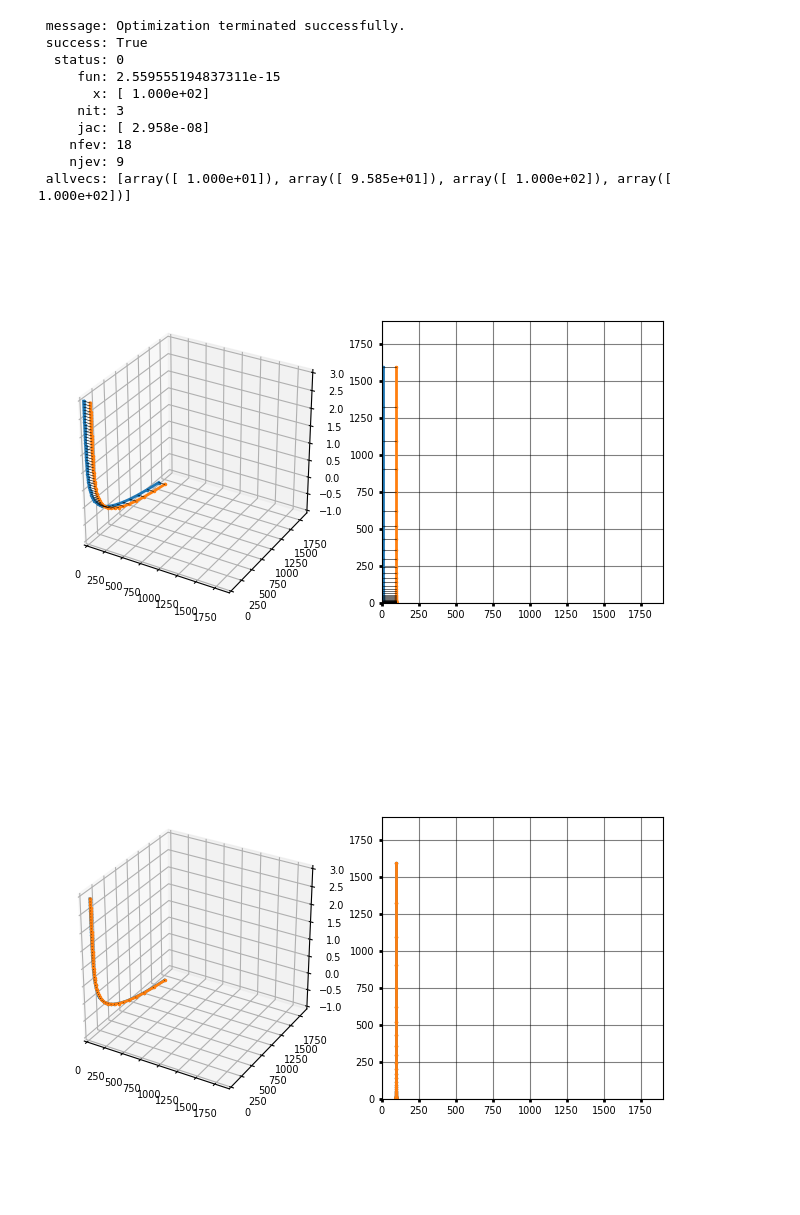
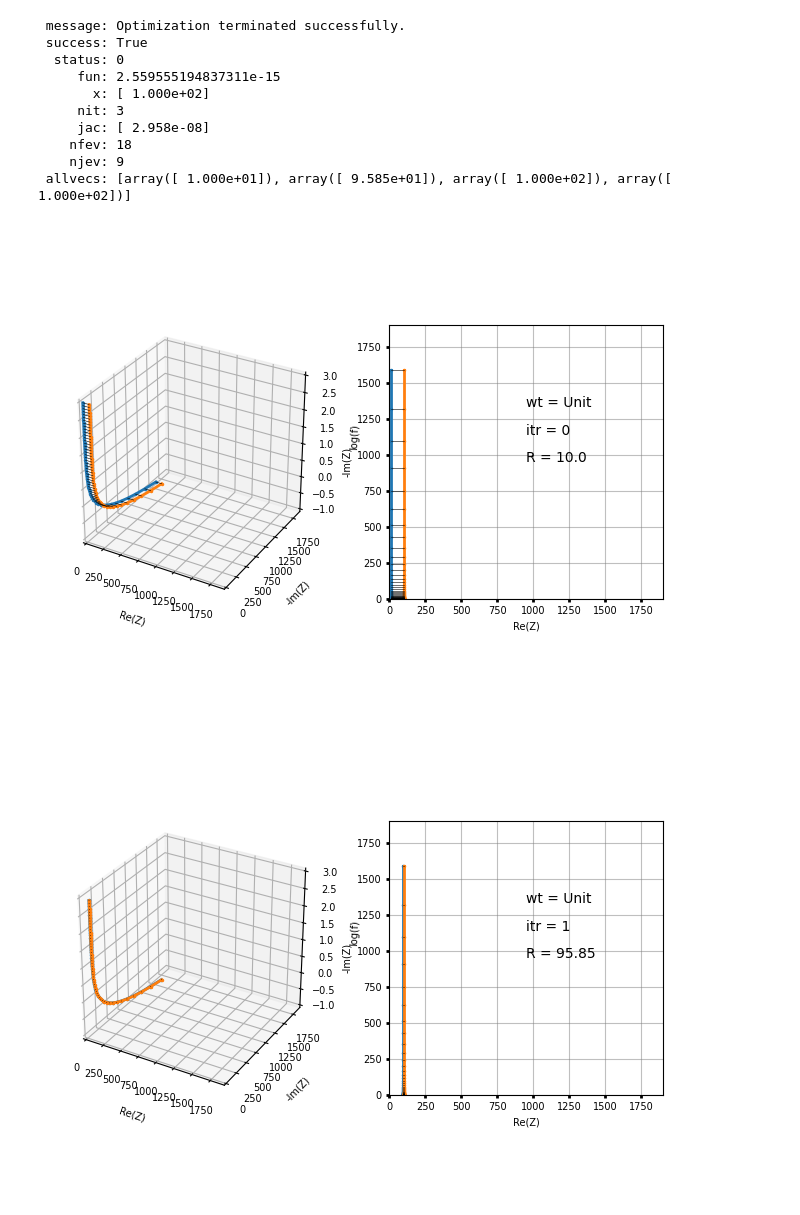
Before and after one commit to Yugal0/fitting-eis-importance-of-weighing, a Jupyter notebook: R-CPE/R.ipynb, the cells around one changed output. Drawn from its saved outputs; the diff is of its cells as text; code cells hidden in the pictures.

```diff
--- a/R-CPE/R.ipynb
+++ b/R-CPE/R.ipynb
@@ -51,6 +51,7 @@ print(result)
 # cc = CustomCircuit(initial_guess=[result.x[0],result.x[1]],circuit=circuitrq,constant={"R_1":100})
 # z_fit = cc.predict(frequencies=freq_list)
 
+itr=0
 
 for sol in result.allvecs:
     # cc = CustomCircuit(initial_guess=[sol[0]],circuit=circuit,constants={"R_1":100,"CPE_1_0":1e-3})
@@ -66,50 +67,59 @@ for sol in result.allvecs:
     ax1.set_ylim(0,1900)
     ax2.set_xlim(0,1900)
     ax2.set_ylim(0,1900)
+    ax1.set_xlabel("Re(Z)",fontsize=7)
+    ax1.set_ylabel("-Im(Z)",fontsize=7)
+    ax1.set_zlabel("log(f)",fontsize=7)
+    ax2.set_xlabel("Re(Z)",fontsize=7)
+    ax2.set_ylabel("-Im(Z)",fontsize=7)
     ax2.set_aspect("equal")
-    ax2.grid(True)
+    ax2.grid(True,color="grey")
     #plot the 3D plot exp and model
     ax1.plot(np.real(z_fit),-np.imag(z_fit),np.log10(freq_list),".",ms=3,linestyle="-",label="Fit",linewidth=2)
     ax1.plot(np.real(z_exp),-np.imag(z_exp),np.log10(freq_list),".",ms=3,linestyle="-",label="Exp",linewidth=2)
     #plot the 2D plot exp vs model
     ax2.plot(np.real(z_fit),-np.imag(z_fit),".",ms=3,linestyle="-",label="Fit",linewidth=2)
     ax2.plot(np.real(z_exp),-np.imag(z_exp),".",ms=3,linestyle="-",label="Exp",linewidth=2)
+    ax2.text(0.5,0.5,f"R = {round(sol[0],3)}",transform = ax2.transAxes)
+    ax2.text(0.5,0.6,f"itr = {itr}",transform = ax2.transAxes)
+    ax2.text(0.5,0.7,"wt = Unit",transform = ax2.transAxes)
     for p1,p2,f in zip(z_exp,z_fit,freq_list):
         ax1.plot([np.real(p1),np.real(p2)],[-np.imag(p1),-np.imag(p2)],[np.log10(f),np.log10(f)],color="black",linestyle="-",linewidth=0.4)
         ax2.plot([np.real(p1),np.real(p2)],[-np.imag(p1),-np.imag(p2)],color="black",linestyle="-",linewidth=0.4)
     plt.tight_layout()
+    itr+=1
 
 fig2, [axx1,axx2]=plt.subplots(1,2)
 xx=np.linspace(10,100,100)
 fun_val1=[]
 # print("Val of obj fun",fun([0.96],omega=omega,z_exp=z_exp,weights=wt))
 for x in xx:
     fun_val1.append(fun([x],omega=omega,z_exp=z_exp,weights=np.abs(z_exp)))
 
 fun_val1=np.asarray(fun_val1)
 axx1.plot(xx,fun_val1,label="Mod wt")
 axx1.set_xlabel("R")
-axx1.set_ylabel("fun")
+axx1.set_ylabel("obj fun")
 axx1.legend()
 
 fun_val2=[]
 for x in xx:
     fun_val2.append(fun([x],omega=omega,z_exp=z_exp,weights=np.ones(len(z_exp))))
 axx2.plot(xx,fun_val2,label="Unit wt")
 axx2.set_xlabel("R")
-axx2.set_ylabel("fun")
+axx2.set_ylabel("obj fun")
 axx2.legend()
 fig2.tight_layout()
 # %% [output]
  message: Optimization terminated successfully.
  success: True
   status: 0
      fun: 2.559555194837311e-15
        x: [ 1.000e+02]
      nit: 3
      jac: [ 2.958e-08]
     nfev: 18
     njev: 9
  allvecs: [array([ 1.000e+01]), array([ 9.585e+01]), array([ 1.000e+02]), array([ 1.000e+02])]
-[figure, old version]
+[figure, new version]
-[figure, old version]
+[figure, new version]
```
Also changed, not shown: parts of 1 cell of this notebook, 4 other files.
